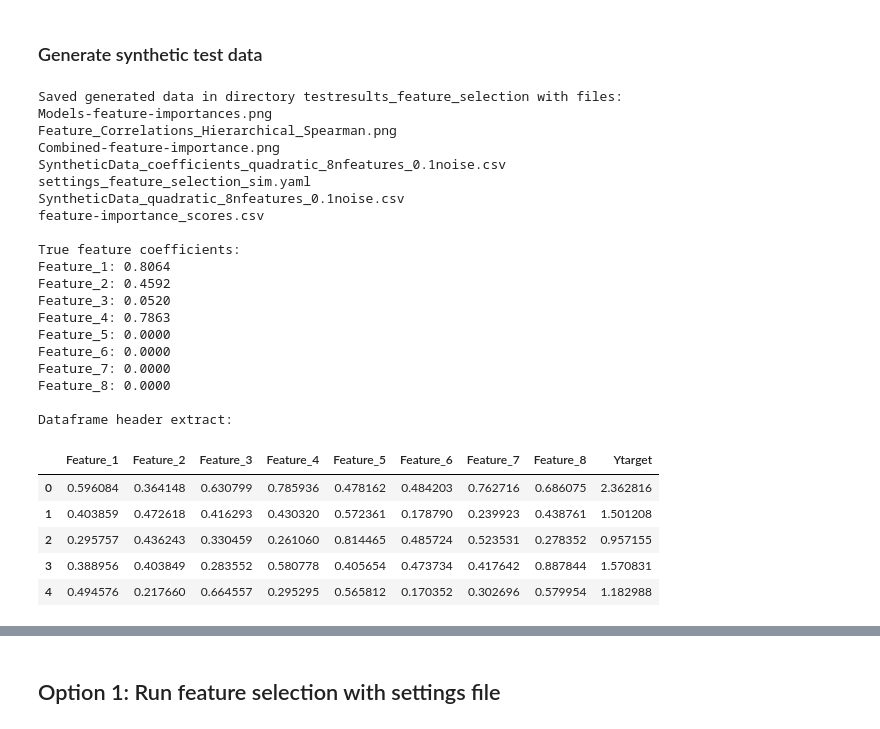
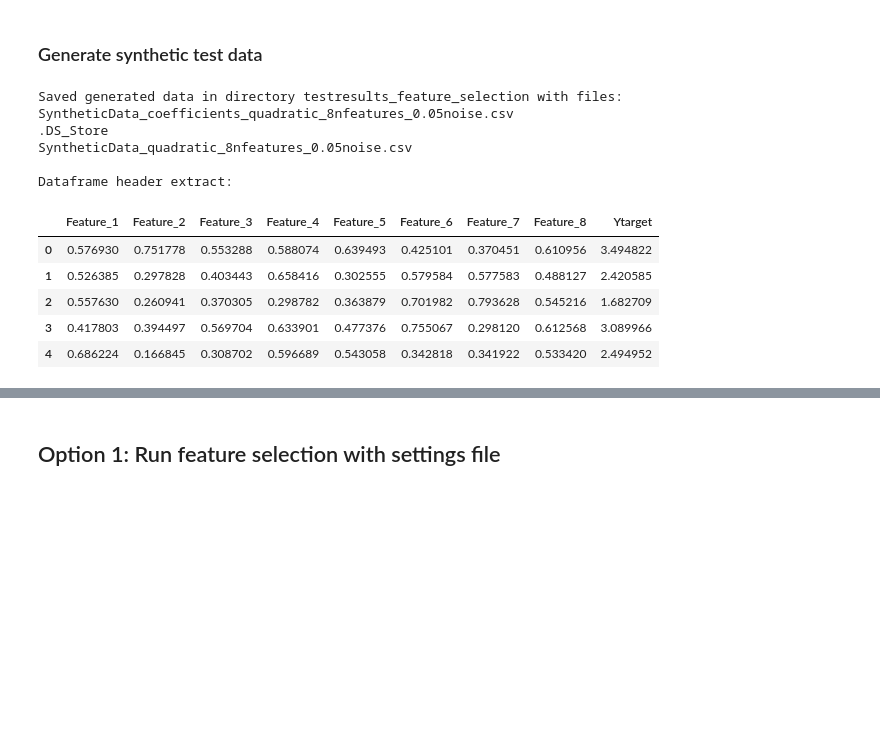
Before and after one commit to Sydney-Informatics-Hub/selectio, a Jupyter notebook: selectio/notebooks/feature_selection.ipynb, the cells around one changed output, grey strips where cells are left out. Saved outputs shown, nothing was run; the diff lists cells and outputs as text; code cells hidden in the pictures; blank space fills up the shorter version.

```diff
--- a/selectio/notebooks/feature_selection.ipynb
+++ b/selectio/notebooks/feature_selection.ipynb
@@ -56,48 +56,36 @@ fname_settings = 'settings_featureimportance_simulation.yaml'
 # %%
  # This function generates simulated data with added noise
  # and automatically saves data and coefficients in output directory as csv files
- dfsim, coefsim, feature_names_sim = create_simulated_features(n_features=8,
+ dfsim, coefsim, feature_names_sim, outfname_sim = create_simulated_features(n_features=8,
+  n_informative=5,
   outpath = outpath,
-  n_samples = 200,
+  n_samples = 500,
   model_order='quadratic',
-  noise=0.1)
+  noise=0.05,
+  correlated=True)
 
 print(f'Saved generated data in directory {outpath} with files:')
 [print(filename) for filename in os.listdir(outpath)]
-
-#print true simulated feature coefficients
-print('')
-print('True feature coefficients:')
-[print(f'{feature_names_sim[i]}: {coefsim[i]:.4f}') for i in  range(len(feature_names_sim))]
 
 # print generated dataframe header
 print('')
 print('Dataframe header extract: ')
 dfsim.head()
+
+#print true simulated feature coefficients
+#print('')
+#print('True feature coefficients:')
+#[print(f'{feature_names_sim[i]}: {coefsim[i]:.4f}') for i in  range(len(feature_names_sim))]
 # %% [output]
 Saved generated data in directory testresults_feature_selection with files:
-Models-feature-importances.png
-Feature_Correlations_Hierarchical_Spearman.png
-Combined-feature-importance.png
-SyntheticData_coefficients_quadratic_8nfeatures_0.1noise.csv
-settings_feature_selection_sim.yaml
-SyntheticData_quadratic_8nfeatures_0.1noise.csv
-feature-importance_scores.csv
-
-True feature coefficients:
-Feature_1: 0.8064
-Feature_2: 0.4592
-Feature_3: 0.0520
-Feature_4: 0.7863
-Feature_5: 0.0000
-Feature_6: 0.0000
-Feature_7: 0.0000
-Feature_8: 0.0000
+SyntheticData_coefficients_quadratic_8nfeatures_0.05noise.csv
+.DS_Store
+SyntheticData_quadratic_8nfeatures_0.05noise.csv
 
 Dataframe header extract:
 |  | Feature_1 | Feature_2 | Feature_3 | Feature_4 | Feature_5 | Feature_6 | Feature_7 | Feature_8 | Ytarget |
-| 0 | 0.596084 | 0.364148 | 0.630799 | 0.785936 | 0.478162 | 0.484203 | 0.762716 | 0.686075 | 2.362816 |
-| 1 | 0.403859 | 0.472618 | 0.416293 | 0.430320 | 0.572361 | 0.178790 | 0.239923 | 0.438761 | 1.501208 |
-| 2 | 0.295757 | 0.436243 | 0.330459 | 0.261060 | 0.814465 | 0.485724 | 0.523531 | 0.278352 | 0.957155 |
-| 3 | 0.388956 | 0.403849 | 0.283552 | 0.580778 | 0.405654 | 0.473734 | 0.417642 | 0.887844 | 1.570831 |
-| 4 | 0.494576 | 0.217660 | 0.664557 | 0.295295 | 0.565812 | 0.170352 | 0.302696 | 0.579954 | 1.182988 |
+| 0 | 0.576930 | 0.751778 | 0.553288 | 0.588074 | 0.639493 | 0.425101 | 0.370451 | 0.610956 | 3.494822 |
+| 1 | 0.526385 | 0.297828 | 0.403443 | 0.658416 | 0.302555 | 0.579584 | 0.577583 | 0.488127 | 2.420585 |
+| 2 | 0.557630 | 0.260941 | 0.370305 | 0.298782 | 0.363879 | 0.701982 | 0.793628 | 0.545216 | 1.682709 |
+| 3 | 0.417803 | 0.394497 | 0.569704 | 0.633901 | 0.477376 | 0.755067 | 0.298120 | 0.612568 | 3.089966 |
+| 4 | 0.686224 | 0.166845 | 0.308702 | 0.596689 | 0.543058 | 0.342818 | 0.341922 | 0.533420 | 2.494952 |
```
Also changed, not shown: parts of 12 cells of this notebook.
